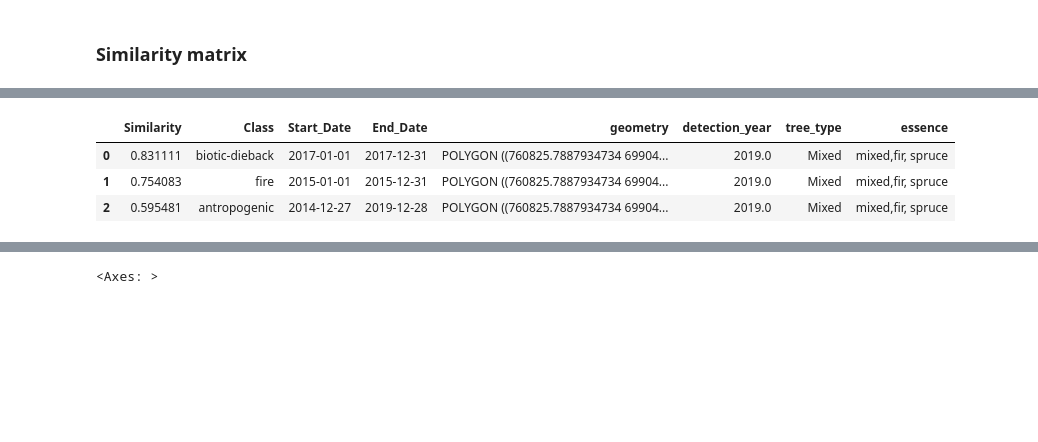
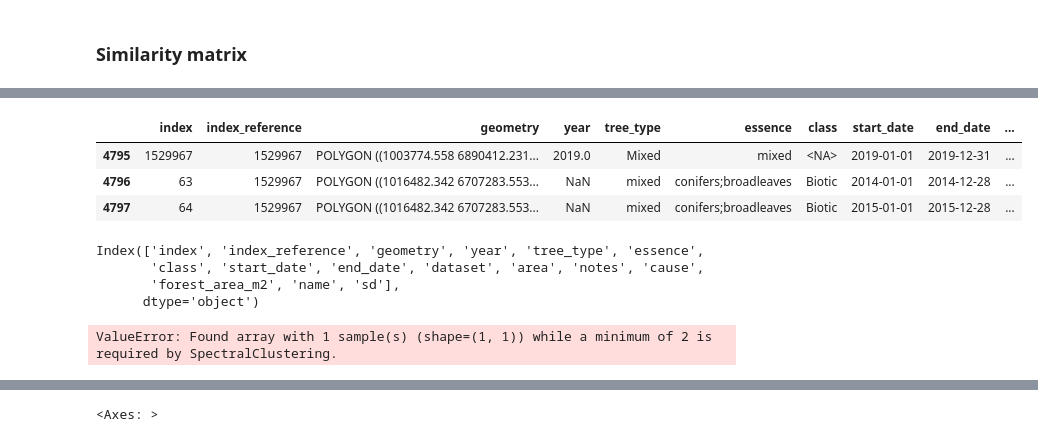
Before and after one commit to ArthurCalvi/Disturbance-Attribution-Dataset-Joining, a Jupyter notebook: join-datasets/class.ipynb, the cells around one changed output, grey strips where cells are left out. Saved outputs shown, nothing was run; the diff lists cells and outputs as text; code cells hidden in the pictures; blank space fills up the shorter version.

```diff
--- a/join-datasets/class.ipynb
+++ b/join-datasets/class.ipynb
@@ -327,2 +348,8 @@ plt.plot(a, exponential_decay(a, half_life))
 # %%
-data = gr[762]
+data = gr[7015]
+data
+# %% [output]
+|  | index | index_reference | geometry | year | tree_type | essence | class | start_date | end_date | ... |
+| 4795 | 1529967 | 1529967 | POLYGON ((1003774.558 6890412.231... | 2019.0 | Mixed | mixed | <NA> | 2019-01-01 | 2019-12-31 | ... |
+| 4796 | 63 | 1529967 | POLYGON ((1016482.342 6707283.553... | NaN | mixed | conifers;broadleaves | Biotic | 2014-01-01 | 2014-12-28 | ... |
+| 4797 | 64 | 1529967 | POLYGON ((1016482.342 6707283.553... | NaN | mixed | conifers;broadleaves | Biotic | 2015-01-01 | 2015-12-28 | ... |
@@ -570,3 +665,30 @@ def get_cluster(data, threshold=0.5):
     return df.sort_values(by='Similarity', ascending=False)
+# %%
+attribution_year.columns
+# %% [output]
+Index(['index', 'index_reference', 'geometry', 'year', 'tree_type', 'essence',
+       'class', 'start_date', 'end_date', 'dataset', 'area', 'notes', 'cause',
+       'forest_area_m2', 'name', 'sd'],
+      dtype='object')
+# %%
+import dask.dataframe as dd
+
+cols = ['index', 'index_reference', 'geometry', 'year', 'tree_type', 'essence',
+       'class', 'start_date', 'end_date', 'dataset']
+
+dataset_test = dd.from_pandas(attribution_year[cols], npartitions=10)
+dtypes = {
+    'Similarity': 'float',
+    'Class': 'string',
+    'Start_Date': 'datetime64[ns]',
+    'End_Date': 'datetime64[ns]',
+    'index_reference': 'int'
+}
+dcustom_similarity_function = {'tree specie relatedness': (compute_tree_coherence, {}, 1.0), 'class relatedness': (category_based_similarity, {'dclass': dclass}, 1.0)}
+
+meta = pd.DataFrame(columns=dtypes.keys()).astype(dtypes)
+r = dataset_test.map_partitions(lambda df: df.groupby('index_reference',as_index=True).apply(get_cluster, dtypes_=attribution.dtypes_, dalpha=attribution.dalpha, dcustom_similarity_function=dcustom_similarity_function, threshold=0.), meta=meta).compute()
+# %% [output]
+ValueError: Found array with 1 sample(s) (shape=(1, 1)) while a minimum of 2 is required by SpectralClustering.
 # %%
 #remove warning
@@ -581,7 +704,0 @@ for i in tqdm(range(1000)):
-# %%
-get_cluster(gr[762], threshold=0.)
-# %% [output]
-|  | Similarity | Class | Start_Date | End_Date | geometry | detection_year | tree_type | essence |
-| 0 | 0.831111 | biotic-dieback | 2017-01-01 | 2017-12-31 | POLYGON ((760825.7887934734 69904... | 2019.0 | Mixed | mixed,fir, spruce |
-| 1 | 0.754083 | fire | 2015-01-01 | 2015-12-31 | POLYGON ((760825.7887934734 69904... | 2019.0 | Mixed | mixed,fir, spruce |
-| 2 | 0.595481 | antropogenic | 2014-12-27 | 2019-12-28 | POLYGON ((760825.7887934734 69904... | 2019.0 | Mixed | mixed,fir, spruce |
```
Also changed, not shown: parts of 12 cells of this notebook.
